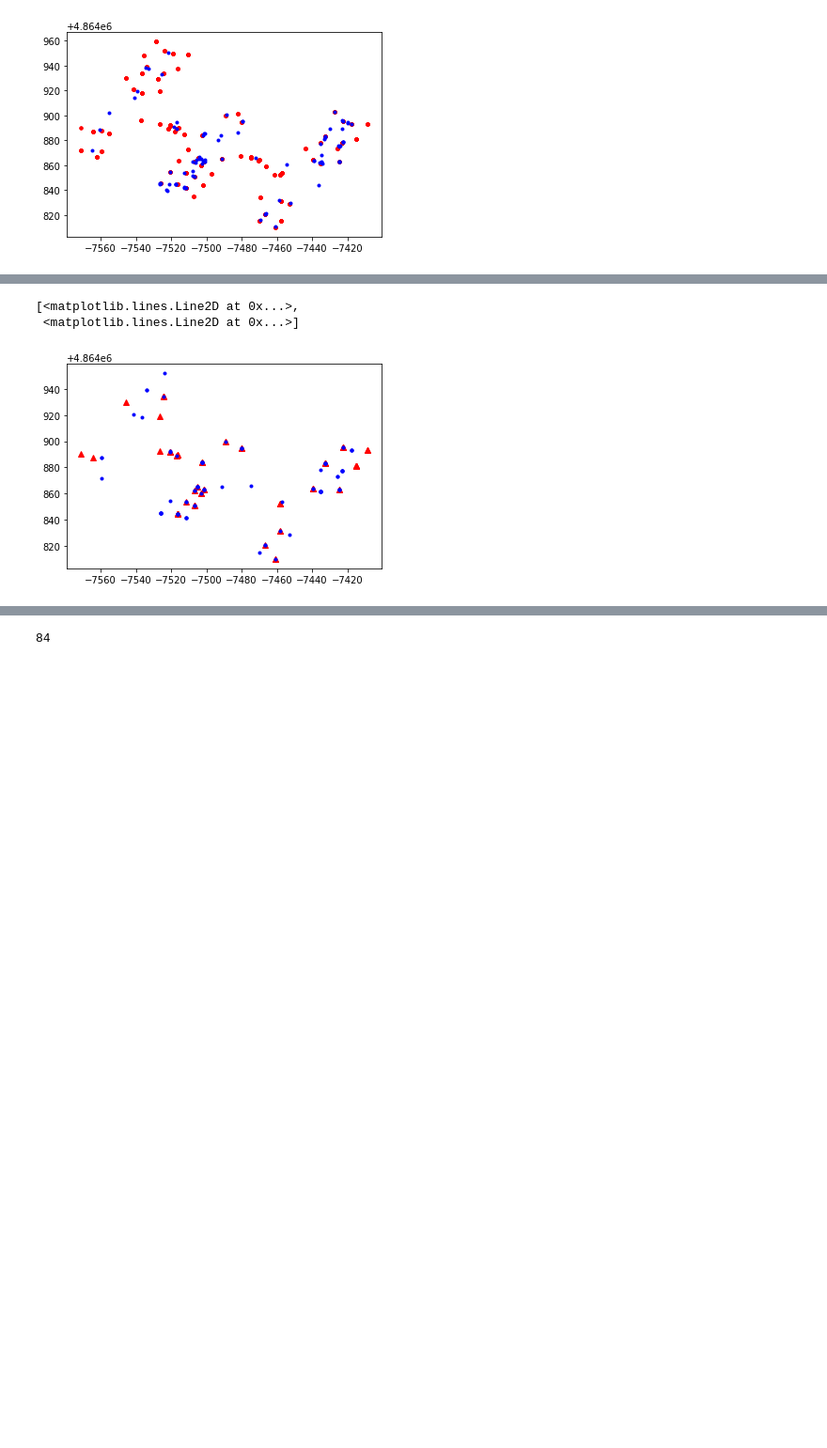
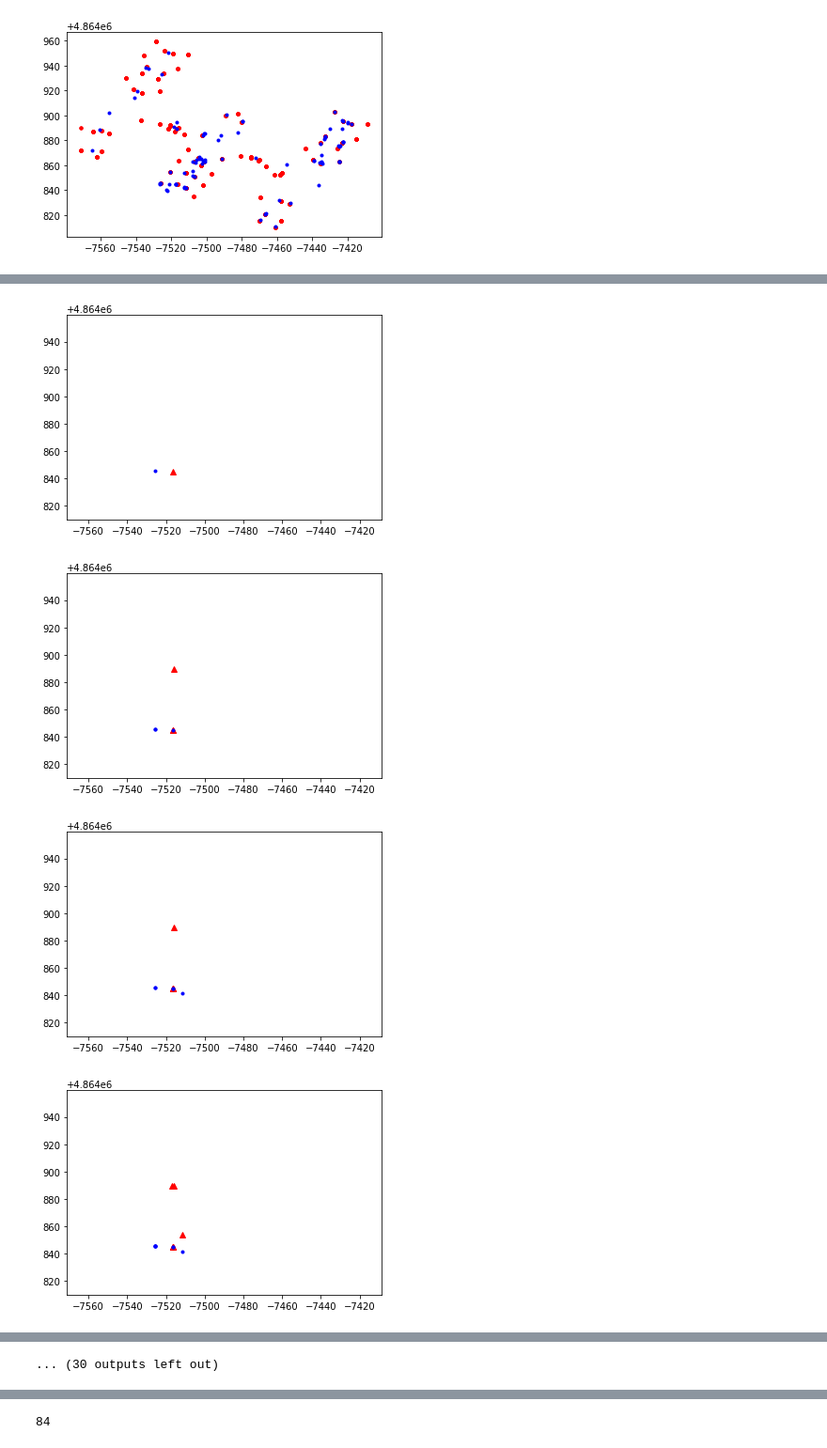
Before and after one commit to heathcliffYang/CRF, a Jupyter notebook: CRF_for_U.ipynb, the cells around one changed output, grey strips where cells are left out. Shown at 94% size. Cells and saved outputs as stored; diff of their text form; code cells hidden in the pictures; blank space fills up the shorter version.

```diff
--- a/CRF_for_U.ipynb
+++ b/CRF_for_U.ipynb
@@ -159,8 +159,8 @@ plt.show()
 batch_num = 5
 seq_window = 9
 
-# create model
-iteration = 1000
+############ create model
+iteration = 60
 model = ChainCRF()
 ssvm = FrankWolfeSSVM(model=model, C=.1, max_iter=iteration)
 # %%
@@ -536,6 +542,7 @@ plt.plot(wifi_loc_time[:, 520:521], wifi_loc_time[:, 521:522], 'r.', wifi_loc_ti
 # scoring the validation result
 pred_batch_v = ssvm.predict(batch_wifi_v)
 total_error = 0
+total_error_loc_dict_space = 0
 
 validation_latitude = []
 validation_longitude = []
@@ -566,10 +573,12 @@ for i in range(1,batch_num+1):
                     validation_latitude.append(latitude_list[x])
                     validation_longitude.append(longitude_list[y])
                     total_error += math.sqrt(pow(latitude_list[x] - wifi_loc_time_v[iter_validating_data][521],2)+pow(longitude_list[y] - wifi_loc_time_v[iter_validating_data][520],2))
-                    #print(iter_validating_data, i, j)
-                    #print("state:", loc_dict[latitude_list[x]][longitude_list[y]], batch_loc_v[i][j], "       Distance:",math.sqrt(pow(latitude_list[x] - wifi_loc_time_v[iter_validating_data][521],2)+pow(longitude_list[y] - wifi_loc_time_v[iter_validating_data][520],2)))
+                    print(iter_validating_data, i, j)
+                    print("state:", loc_dict[latitude_list[x]][longitude_list[y]], batch_loc_v[i][j], "       Distance:",math.sqrt(pow(latitude_list[x] - wifi_loc_time_v[iter_validating_data][521],2)+pow(longitude_list[y] - wifi_loc_time_v[iter_validating_data][520],2)))
                     break
+        total_error_loc_dict_space += math.sqrt(pow(validation_latitude[iter_validating_data] - gt_validation_latitude_loc_dict_space[iter_validating_data],2)+pow(validation_longitude[iter_validating_data] - gt_validation_longitude_loc_dict_space[iter_validating_data],2))
         iter_validating_data += 1
 
-print("RMSE: ",total_error/84)
+print("RMSE: ", total_error/84)
+print("RMSE in loc_dict space:", total_error_loc_dict_space/84)
 # %% [output]
@@ -593,6 +602,12 @@ RMSE:  15.525354566386344
-# %%
-plt.plot(validation_longitude, validation_latitude, 'r^', gt_validation_longitude_loc_dict_space, gt_validation_latitude_loc_dict_space, 'b.')
-# %% [output]
-[<matplotlib.lines.Line2D at 0x...>,
- <matplotlib.lines.Line2D at 0x...>]
-[figure, removed]
+# %%
+for i in range(1, 84, 2):
+    axes = plt.gca()
+    axes.set_xlim([min(longitude_list),max(longitude_list)])
+    axes.set_ylim([min(latitude_list),max(latitude_list)])
+    plt.plot(validation_longitude[:i], validation_latitude[:i], 'r^', gt_validation_longitude_loc_dict_space[:i], gt_validation_latitude_loc_dict_space[:i], 'b.')
+    plt.show()
+# %% [output]
+[figure, added]
+[figure, added]
+[figure, added]
+[figure, added]
@@ -599,3 +622,4 @@ plt.plot(validation_longitude, validation_latitude, 'r^', gt_validation_longitud
+... (30 outputs left out)
 # %%
 plt.plot(validation_longitude, validation_latitude, 'r^', wifi_loc_time_v[:, 520:521], wifi_loc_time_v[:, 521:522], 'b.')
 # %% [output]
```
Also changed, not shown: parts of 5 cells of this notebook.
